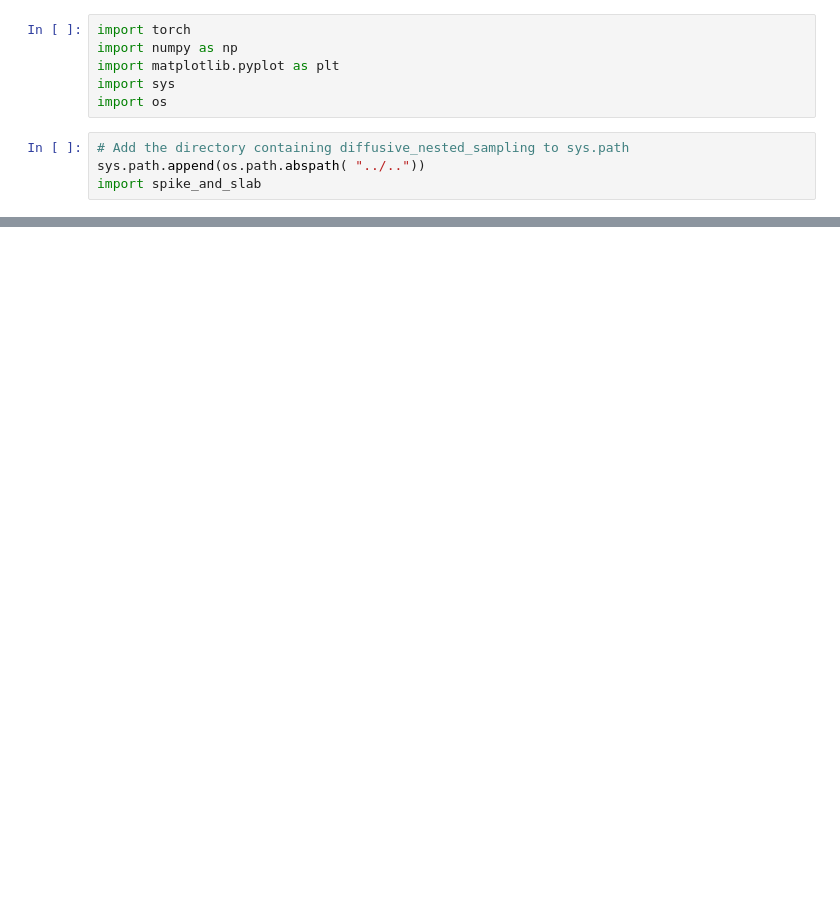
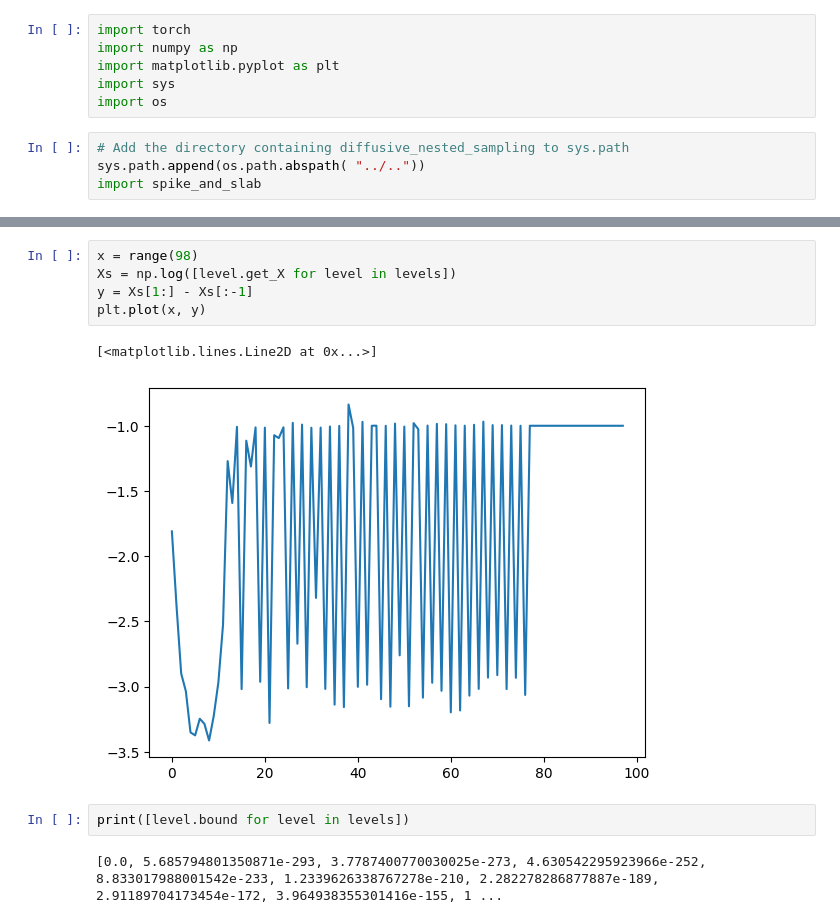
Before and after one commit to thomas-egg/nested_sampling, a Jupyter notebook: examples/spike_slab/sandbox.ipynb, the cells around one changed output, grey strips where cells are left out. Cells and saved outputs as stored; diff of their text form; blank space fills up the shorter version.

```diff
--- a/examples/spike_slab/sandbox.ipynb
+++ b/examples/spike_slab/sandbox.ipynb
@@ -46,0 +47,12 @@ plt.plot(x[::10], y[::10])
+# %%
+x = range(98)
+Xs = np.log([level.get_X for level in levels])
+y = Xs[1:] - Xs[:-1]
+plt.plot(x, y)
+# %% [output]
+[<matplotlib.lines.Line2D at 0x...>]
+[figure, added]
+# %%
+print([level.bound for level in levels])
+# %% [output]
+[0.0, 5.685794801350871e-293, 3.7787400770030025e-273, 4.630542295923966e-252, 8.833017988001542e-233, 1.2339626338767278e-210, 2.282278286877887e-189, 2.91189704173454e-172, 3.964938355301416e-155, 1 ...
```
Also changed, not shown: parts of 4 cells of this notebook, 5 other files.
